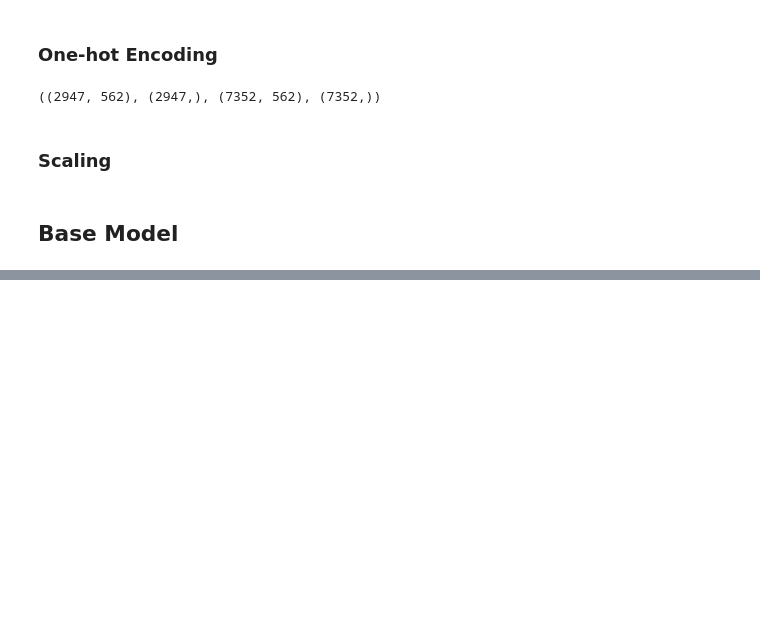
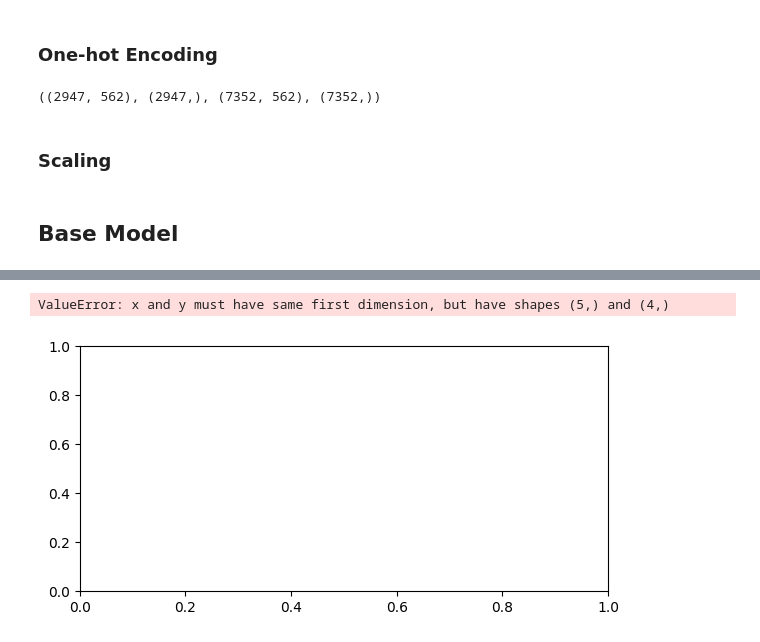
Before and after one commit to pierrepicaud/human-activity-recognition-dataset, a Jupyter notebook: main.ipynb, the cells around one changed output, grey strips where cells are left out. Drawn from its saved outputs; the diff is of its cells as text; code cells hidden in the pictures; blank space fills up the shorter version.

```diff
--- a/main.ipynb
+++ b/main.ipynb
@@ -253,0 +320,3 @@ Epoch 10/10
+# %%
+model = tuner.get_best_models(num_models=1)[0]
+history = model.fit(x_train, y_train, epochs=51, validation_data=(x_test, y_test))
@@ -253,0 +341,8 @@ Epoch 10/10
+# %%
+model.summary()
+import tensorflow as tf
+
+from tensorflow import keras
+
+Callback = tf.keras.callbacks.EarlyStopping(monitor='accuracy', patience=3)
+mo_fitt = model.fit(x_train,y_train, epochs=200, validation_data=(x_test,y_test), callbacks=Callback)
@@ -253,0 +367,24 @@ Epoch 10/10
+# %%
+accuracy = mo_fitt.history["accuracy"]
+loss = mo_fitt.history["loss"]
+validation_loss = mo_fitt.history["val_loss"]
+validation_accuracy = mo_fitt.history["val_accuracy"]
+
+
+plt.figure(figsize=(15, 7))
+plt.subplot(2, 2, 1)
+plt.plot(range(5), accuracy, label="Training Accuracy")
+plt.plot(range(5), validation_accuracy, label="Validation Accuracy")
+plt.legend(loc="upper left")
+plt.title("Accuracy : Training Vs Validation ")
+
+
+plt.subplot(2, 2, 2)
+plt.plot(range(5), loss, label="Training Loss")
+plt.plot(range(5), validation_loss, label="Validation Loss")
+plt.title("Loss : Training Vs Validation ")
+plt.legend(loc="upper right")
+plt.show()
+# %% [output]
+ValueError: x and y must have same first dimension, but have shapes (5,) and (4,)
+[figure, added]
```
Also changed, not shown: parts of 8 cells of this notebook, 23 other files.
